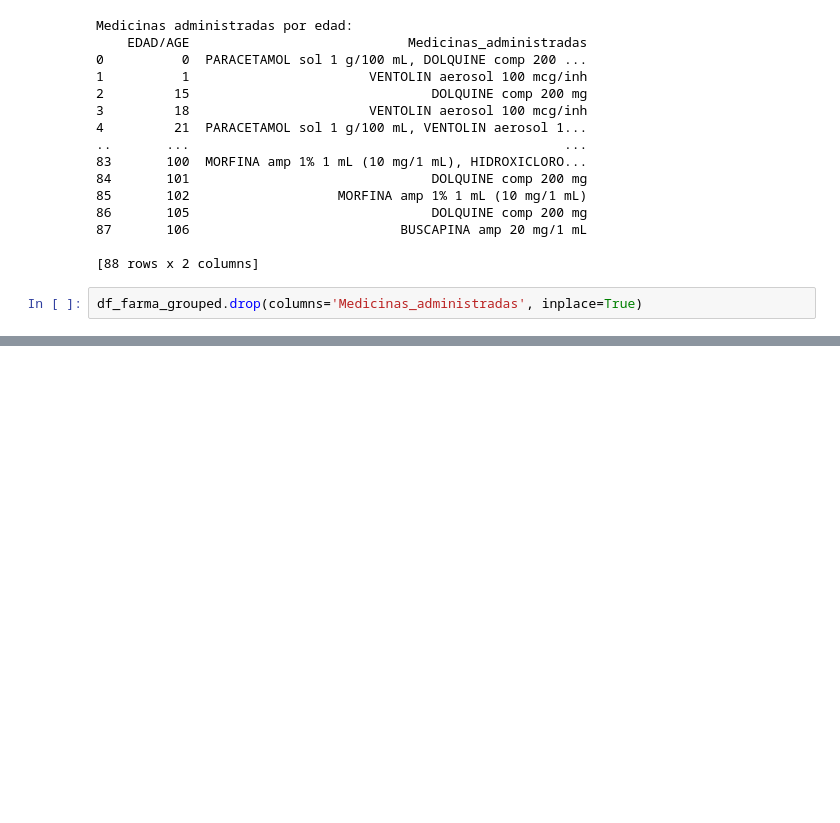
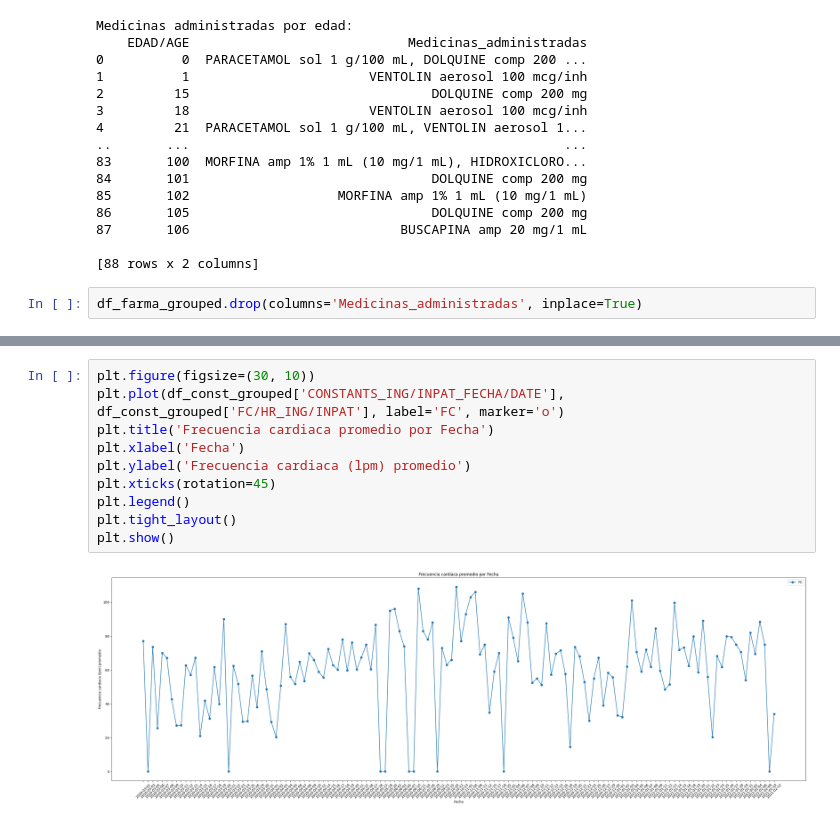
Before and after one commit to UnicornDataCience/R35_sopra_steria, a Jupyter notebook: notebooks/hdbscan.ipynb, the cells around one changed output, grey strips where cells are left out. Saved outputs shown, nothing was run; the diff lists cells and outputs as text; blank space fills up the shorter version.

```diff
--- a/notebooks/hdbscan.ipynb
+++ b/notebooks/hdbscan.ipynb
@@ -1015,0 +1113,12 @@ df_farma_grouped.drop(columns='Medicinas_administradas', inplace=True)
+# %%
+plt.figure(figsize=(30, 10))
+plt.plot(df_const_grouped['CONSTANTS_ING/INPAT_FECHA/DATE'], df_const_grouped['FC/HR_ING/INPAT'], label='FC', marker='o')
+plt.title('Frecuencia cardiaca promedio por Fecha')
+plt.xlabel('Fecha')
+plt.ylabel('Frecuencia cardiaca (lpm) promedio')
+plt.xticks(rotation=45)
+plt.legend()
+plt.tight_layout()
+plt.show()
+# %% [output]
+[figure, added]
```
Also changed, not shown: parts of 10 cells of this notebook.
